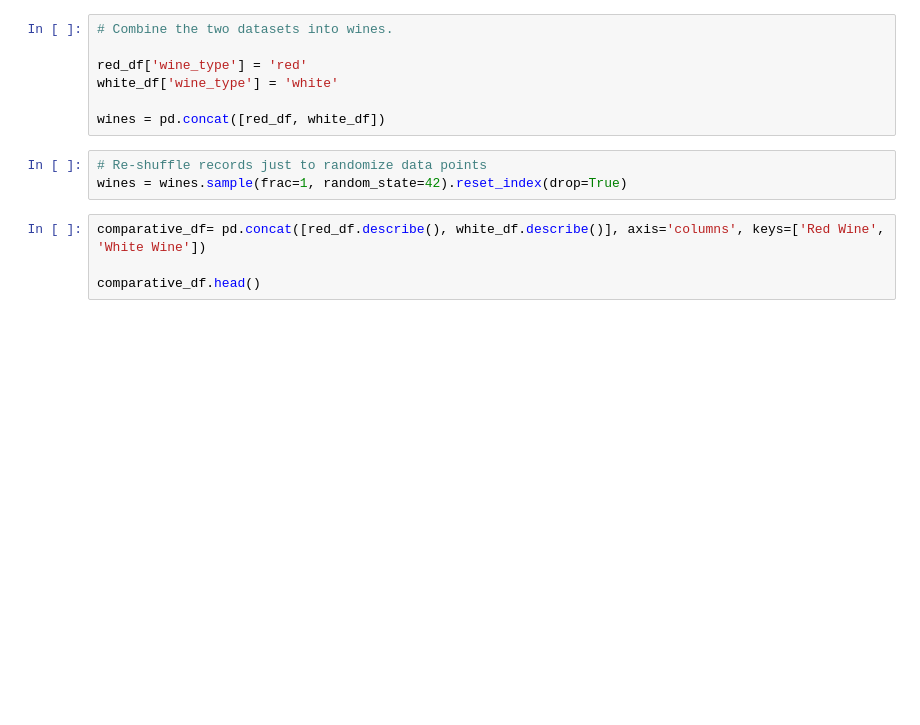
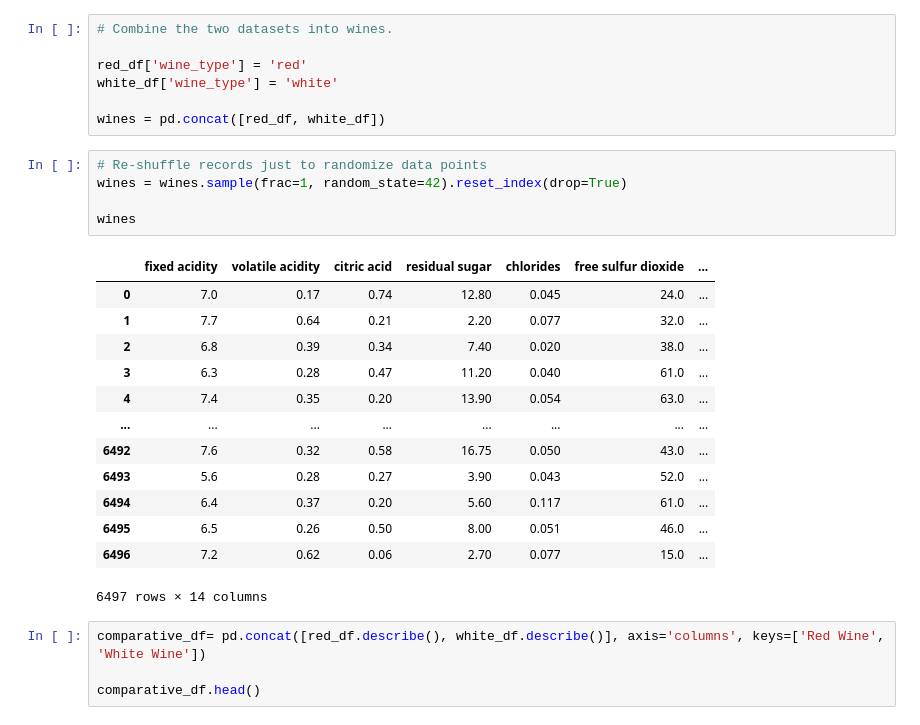
Before and after one commit to Jacopo-Spadon/Wine-not, a Jupyter notebook: Wine not data Wrangling.ipynb, the cells around one changed output. Drawn from its saved outputs; the diff is of its cells as text; blank space fills up the shorter version.

```diff
--- a/Wine not data Wrangling.ipynb
+++ b/Wine not data Wrangling.ipynb
@@ -74,6 +74,22 @@ wines = pd.concat([red_df, white_df])
 # %%
 # Re-shuffle records just to randomize data points
 wines = wines.sample(frac=1, random_state=42).reset_index(drop=True)
+
+wines
+# %% [output]
+|  | fixed acidity | volatile acidity | citric acid | residual sugar | chlorides | free sulfur dioxide | ... |
+| 0 | 7.0 | 0.17 | 0.74 | 12.80 | 0.045 | 24.0 | ... |
+| 1 | 7.7 | 0.64 | 0.21 | 2.20 | 0.077 | 32.0 | ... |
+| 2 | 6.8 | 0.39 | 0.34 | 7.40 | 0.020 | 38.0 | ... |
+| 3 | 6.3 | 0.28 | 0.47 | 11.20 | 0.040 | 61.0 | ... |
+| 4 | 7.4 | 0.35 | 0.20 | 13.90 | 0.054 | 63.0 | ... |
+| ... | ... | ... | ... | ... | ... | ... | ... |
+| 6492 | 7.6 | 0.32 | 0.58 | 16.75 | 0.050 | 43.0 | ... |
+| 6493 | 5.6 | 0.28 | 0.27 | 3.90 | 0.043 | 52.0 | ... |
+| 6494 | 6.4 | 0.37 | 0.20 | 5.60 | 0.117 | 61.0 | ... |
+| 6495 | 6.5 | 0.26 | 0.50 | 8.00 | 0.051 | 46.0 | ... |
+| 6496 | 7.2 | 0.62 | 0.06 | 2.70 | 0.077 | 15.0 | ... |
+6497 rows × 14 columns
 # %%
 comparative_df= pd.concat([red_df.describe(), white_df.describe()], axis='columns', keys=['Red Wine', 'White Wine'])
 
```
Also changed, not shown: parts of 4 cells of this notebook.
